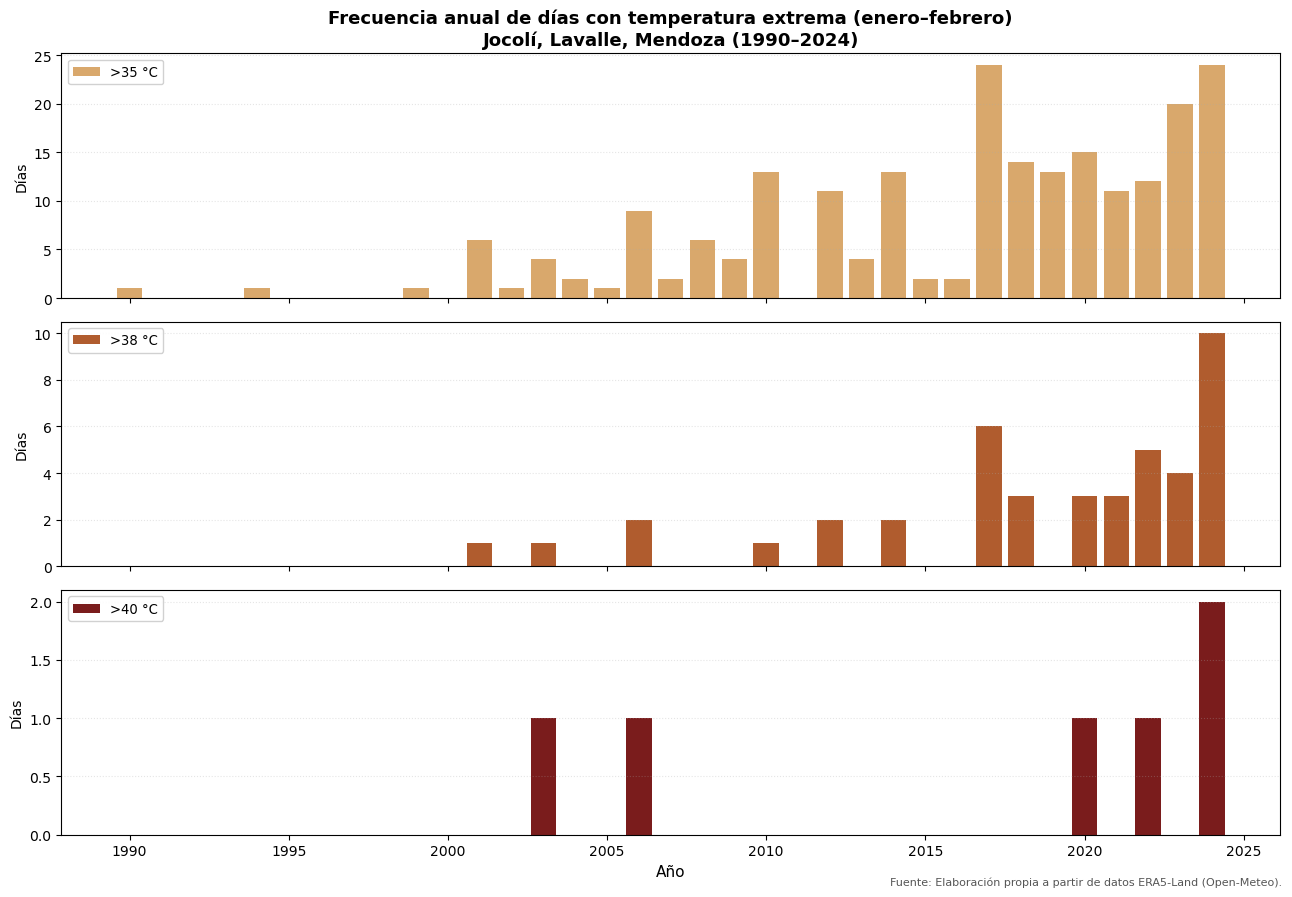
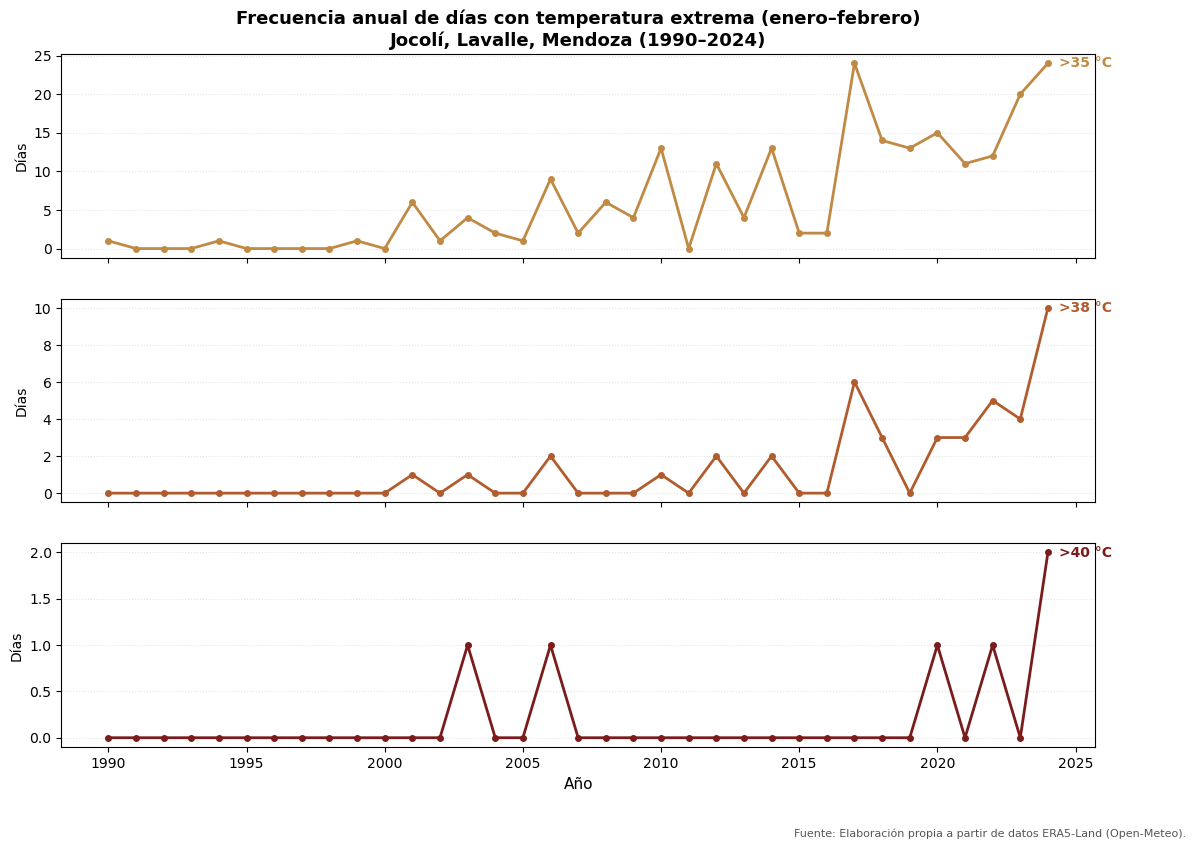
Unified diff of the notebook cell whose output changed from the first chart to the second:
--- before
+++ after
@@ -11,5 +11,9 @@
 dias40 = tmax_diaria_verano.groupby(tmax_diaria_verano.index.year).apply(lambda x: (x > 40).sum())
 
-C_35 = "#D9A86C"
+# Rampa secuencial cálida (luminancia decrece monótonamente: 0.30 → 0.17 → 0.05),
+# validada con el validador de paleta del skill de dataviz (chroma floor y
+# separación CVD OK; el WARN de contraste de "#C08A45" se mitiga con etiqueta
+# directa en vez de leyenda, ver abajo).
+C_35 = "#C08A45"
 C_38 = "#B05C2E"
 C_40 = "#7A1C1C"
@@ -24,8 +28,13 @@
 
 for ax, (serie, color, etiqueta) in zip(axes, paneles):
-    ax.bar(serie.index, serie.values, color=color, width=0.8, label=etiqueta)
+    ax.plot(serie.index, serie.values, color=color, linewidth=2, marker="o", markersize=4)
     ax.set_ylabel("Días", fontsize=10)
     ax.grid(axis="y", alpha=0.3, linestyle=":", color="#AAAAAA")
-    ax.legend(fontsize=9.5, loc="upper left", framealpha=0.9)
+    # Etiqueta directa sobre la línea en vez de leyenda (un solo panel, una sola serie).
+    ax.annotate(
+        etiqueta, xy=(serie.index[-1], serie.values[-1]),
+        xytext=(8, 0), textcoords="offset points",
+        color=color, fontsize=10, fontweight="bold", va="center",
+    )
 
 axes[0].set_title(
@@ -35,5 +44,5 @@
 )
 axes[-1].set_xlabel("Año", fontsize=11)
-plt.tight_layout()
+fig.subplots_adjust(right=0.92)  # deja espacio para las etiquetas directas
 plt.figtext(0.99, 0.01, "Fuente: Elaboración propia a partir de datos ERA5-Land (Open-Meteo).",
             ha="right", fontsize=8, color="#555555")

Commit: Rediseña días extremos a small multiples de líneas (SWD), no barras